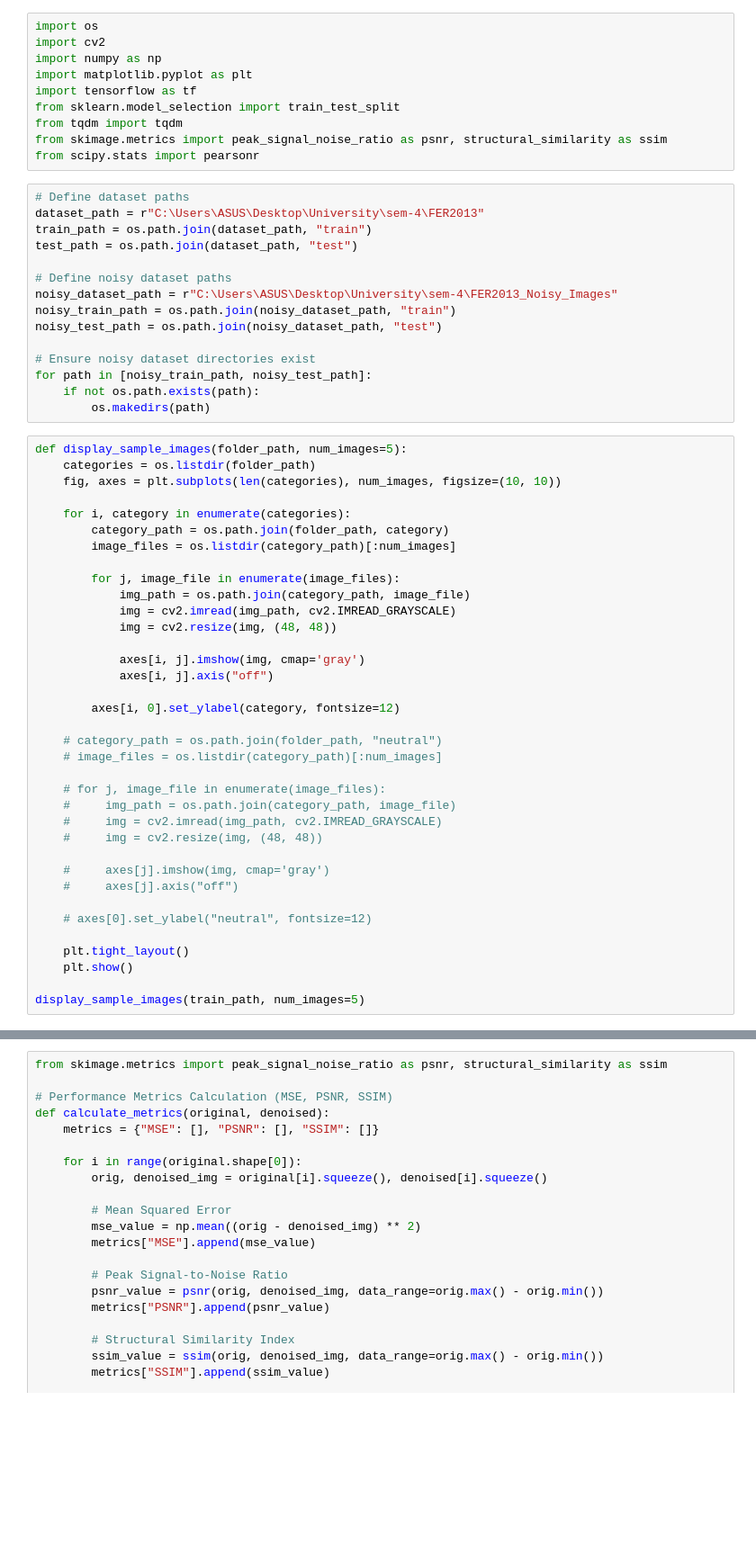
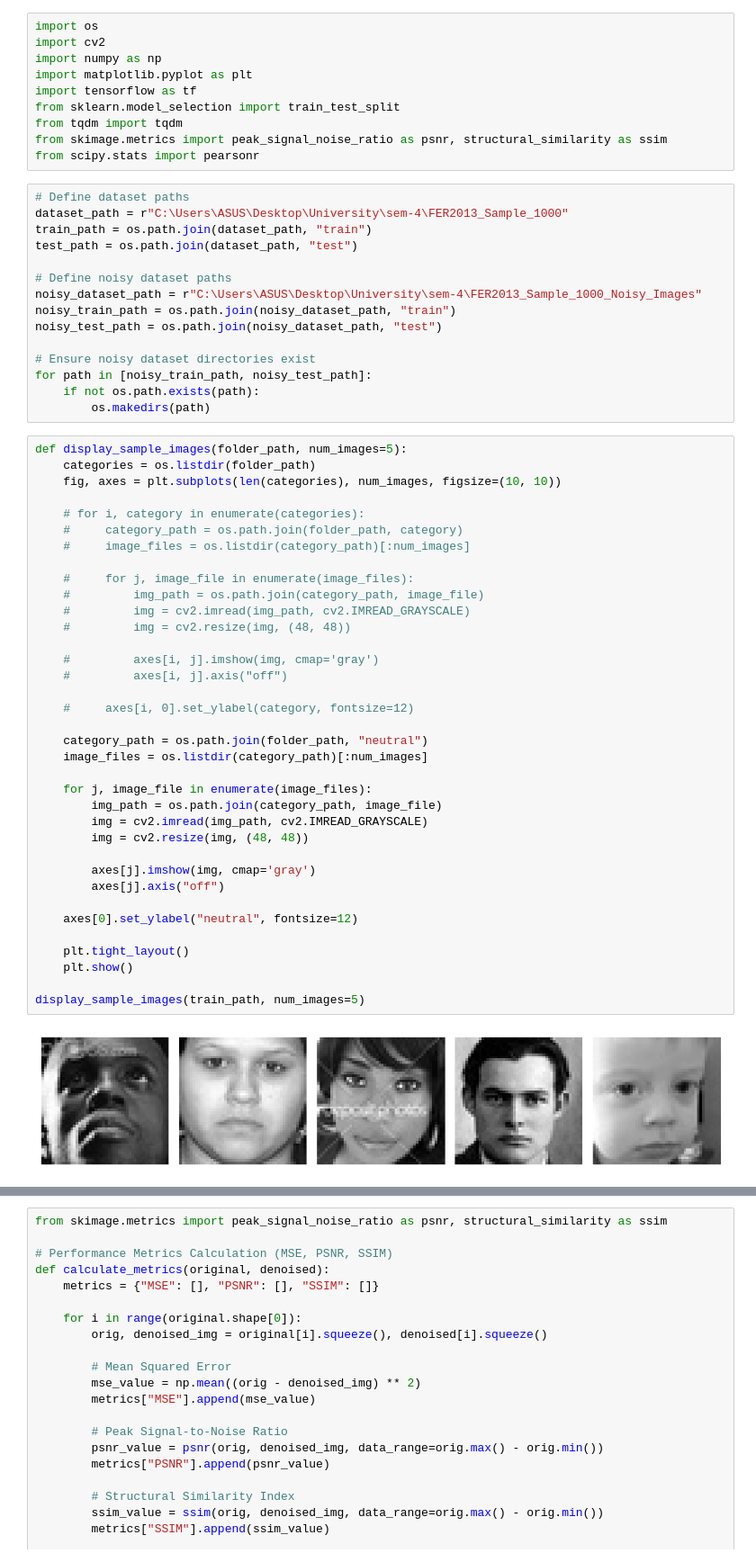
Before and after one commit to Patel-Savan/Image-Quality-Enhancement, a Jupyter notebook: DAE/DAE.ipynb, the cells around one changed output, grey strips where cells are left out. Shown: that part at 90% size. Cells and saved outputs as stored; diff of their text form; blank space fills up the shorter version.

```diff
--- a/DAE/DAE.ipynb
+++ b/DAE/DAE.ipynb
@@ -12,12 +12,12 @@ from skimage.metrics import peak_signal_noise_ratio as psnr, structural_similari
 from scipy.stats import pearsonr
 # %%
 # Define dataset paths
-dataset_path = r"C:\Users\ASUS\Desktop\University\sem-4\FER2013"
+dataset_path = r"C:\Users\ASUS\Desktop\University\sem-4\FER2013_Sample_1000"
 train_path = os.path.join(dataset_path, "train")
 test_path = os.path.join(dataset_path, "test")
 
 # Define noisy dataset paths
-noisy_dataset_path = r"C:\Users\ASUS\Desktop\University\sem-4\FER2013_Noisy_Images"
+noisy_dataset_path = r"C:\Users\ASUS\Desktop\University\sem-4\FER2013_Sample_1000_Noisy_Images"
 noisy_train_path = os.path.join(noisy_dataset_path, "train")
 noisy_test_path = os.path.join(noisy_dataset_path, "test")
 
@@ -28,38 +28,40 @@ for path in [noisy_train_path, noisy_test_path]:
 # %%
 def display_sample_images(folder_path, num_images=5):
     categories = os.listdir(folder_path)
     fig, axes = plt.subplots(len(categories), num_images, figsize=(10, 10))
 
-    for i, category in enumerate(categories):
-        category_path = os.path.join(folder_path, category)
-        image_files = os.listdir(category_path)[:num_images]
+    # for i, category in enumerate(categories):
+    #     category_path = os.path.join(folder_path, category)
+    #     image_files = os.listdir(category_path)[:num_images]
 
-        for j, image_file in enumerate(image_files):
-            img_path = os.path.join(category_path, image_file)
-            img = cv2.imread(img_path, cv2.IMREAD_GRAYSCALE)
-            img = cv2.resize(img, (48, 48))
+    #     for j, image_file in enumerate(image_files):
+    #         img_path = os.path.join(category_path, image_file)
+    #         img = cv2.imread(img_path, cv2.IMREAD_GRAYSCALE)
+    #         img = cv2.resize(img, (48, 48))
 
-            axes[i, j].imshow(img, cmap='gray')
-            axes[i, j].axis("off")
+    #         axes[i, j].imshow(img, cmap='gray')
+    #         axes[i, j].axis("off")
 
-        axes[i, 0].set_ylabel(category, fontsize=12)
+    #     axes[i, 0].set_ylabel(category, fontsize=12)
 
-    # category_path = os.path.join(folder_path, "neutral")
-    # image_files = os.listdir(category_path)[:num_images]
+    category_path = os.path.join(folder_path, "neutral")
+    image_files = os.listdir(category_path)[:num_images]
 
-    # for j, image_file in enumerate(image_files):
-    #     img_path = os.path.join(category_path, image_file)
-    #     img = cv2.imread(img_path, cv2.IMREAD_GRAYSCALE)
-    #     img = cv2.resize(img, (48, 48))
+    for j, image_file in enumerate(image_files):
+        img_path = os.path.join(category_path, image_file)
+        img = cv2.imread(img_path, cv2.IMREAD_GRAYSCALE)
+        img = cv2.resize(img, (48, 48))
 
-    #     axes[j].imshow(img, cmap='gray')
-    #     axes[j].axis("off")
+        axes[j].imshow(img, cmap='gray')
+        axes[j].axis("off")
 
-    # axes[0].set_ylabel("neutral", fontsize=12)
+    axes[0].set_ylabel("neutral", fontsize=12)
 
     plt.tight_layout()
     plt.show()
 
 display_sample_images(train_path, num_images=5)
+# %% [output]
+[figure, added]
 # %%
 # Function to add Gaussian noise
```
Also changed, not shown: parts of 7 cells of this notebook.
